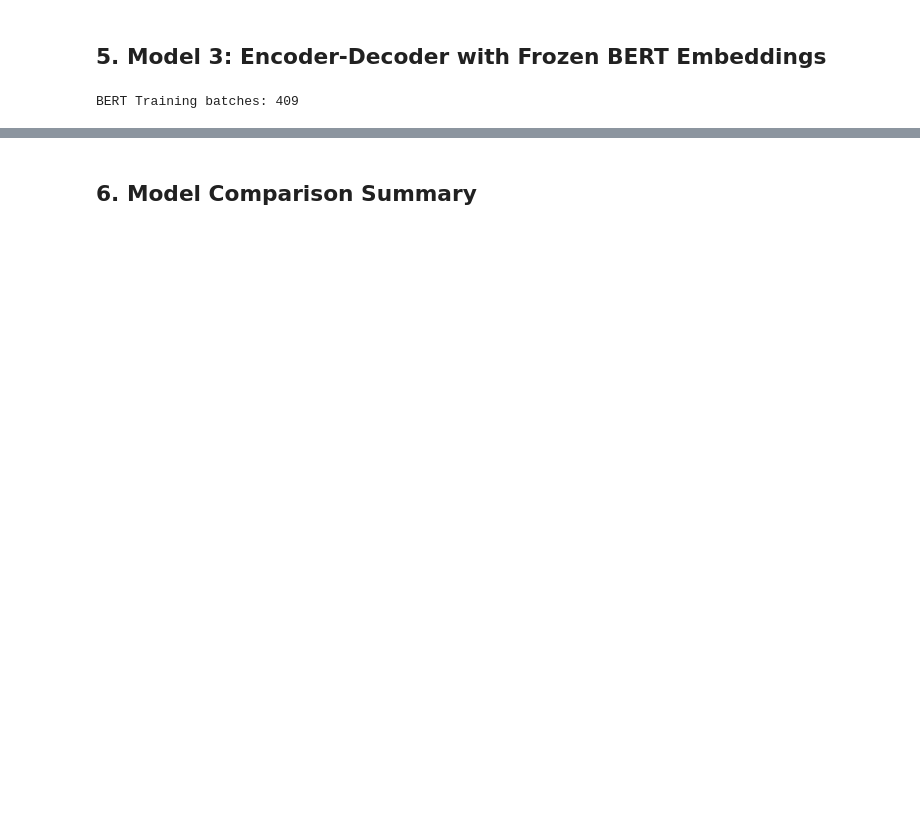
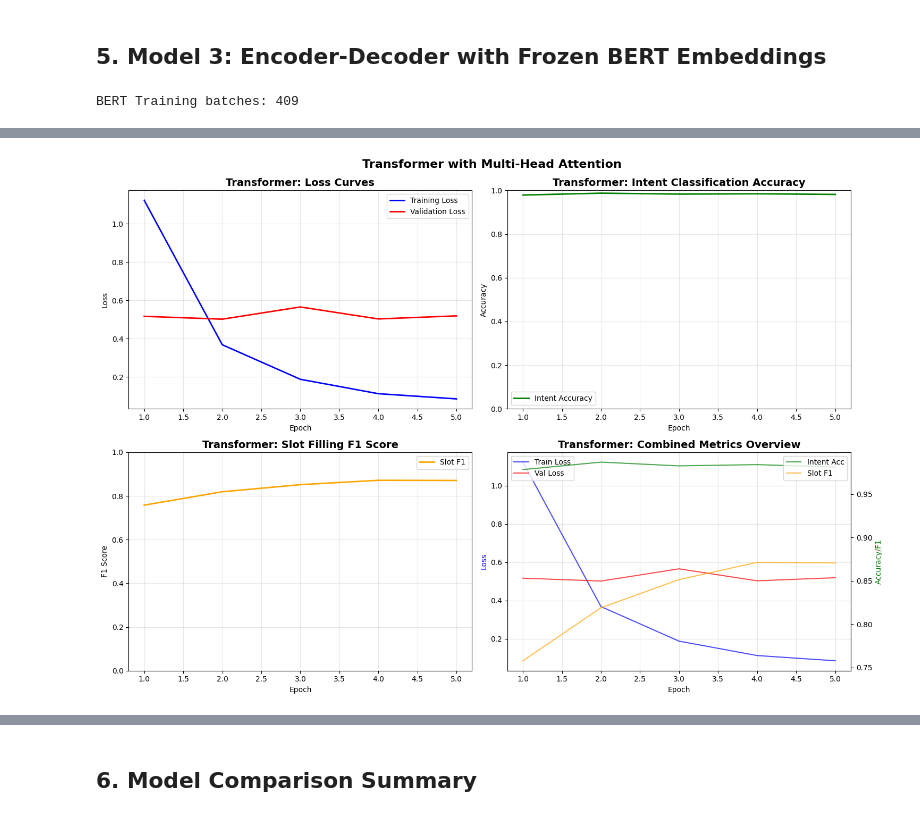
Before and after one commit to BRUH-MAIN/ICSF, a Jupyter notebook: train_joint_models.ipynb, the cells around one changed output, grey strips where cells are left out. Saved outputs shown, nothing was run; the diff lists cells and outputs as text; code cells hidden in the pictures; blank space fills up the shorter version.

```diff
--- a/train_joint_models.ipynb
+++ b/train_joint_models.ipynb
@@ -589,0 +695,55 @@ Slot Accuracy: 0.9692
+# %%
+# Transformer (Multi-Head Attention) Training Curves
+if 'history2' in locals():
+    fig, ((ax1, ax2), (ax3, ax4)) = plt.subplots(2, 2, figsize=(15, 10))
+
+    epochs = range(1, len(history2['train_loss']) + 1)
+
+    # Loss curves
+    ax1.plot(epochs, history2['train_loss'], 'b-', label='Training Loss', linewidth=2)
+    ax1.plot(epochs, history2['val_loss'], 'r-', label='Validation Loss', linewidth=2)
+    ax1.set_title('Transformer: Loss Curves', fontsize=14, fontweight='bold')
+    ax1.set_xlabel('Epoch')
+    ax1.set_ylabel('Loss')
+    ax1.legend()
+    ax1.grid(True, alpha=0.3)
+
+    # Intent Accuracy
+    ax2.plot(epochs, history2['intent_acc'], 'g-', label='Intent Accuracy', linewidth=2)
+    ax2.set_title('Transformer: Intent Classification Accuracy', fontsize=14, fontweight='bold')
+    ax2.set_xlabel('Epoch')
+    ax2.set_ylabel('Accuracy')
+    ax2.set_ylim(0, 1)
+    ax2.legend()
+    ax2.grid(True, alpha=0.3)
+
+    # Slot F1 Score
+    ax3.plot(epochs, history2['slot_f1'], 'orange', label='Slot F1', linewidth=2)
+    ax3.set_title('Transformer: Slot Filling F1 Score', fontsize=14, fontweight='bold')
+    ax3.set_xlabel('Epoch')
+    ax3.set_ylabel('F1 Score')
+    ax3.set_ylim(0, 1)
+    ax3.legend()
+    ax3.grid(True, alpha=0.3)
+
+    # Combined metrics
+    ax4.plot(epochs, history2['train_loss'], 'b-', label='Train Loss', alpha=0.7)
+    ax4.plot(epochs, history2['val_loss'], 'r-', label='Val Loss', alpha=0.7)
+    ax4_twin = ax4.twinx()
+    ax4_twin.plot(epochs, history2['intent_acc'], 'g-', label='Intent Acc', alpha=0.7)
+    ax4_twin.plot(epochs, history2['slot_f1'], 'orange', label='Slot F1', alpha=0.7)
+    ax4.set_title('Transformer: Combined Metrics Overview', fontsize=14, fontweight='bold')
+    ax4.set_xlabel('Epoch')
+    ax4.set_ylabel('Loss', color='blue')
+    ax4_twin.set_ylabel('Accuracy/F1', color='green')
+    ax4.legend(loc='upper left')
+    ax4_twin.legend(loc='upper right')
+    ax4.grid(True, alpha=0.3)
+
+    plt.tight_layout()
+    plt.suptitle('Transformer with Multi-Head Attention', fontsize=16, fontweight='bold', y=1.02)
+    plt.show()
+else:
+    print("Transformer training history not available. Please run Transformer training first.")
+# %% [output]
+[figure, added]
```
Also changed, not shown: parts of 22 cells of this notebook, 2 other files.
